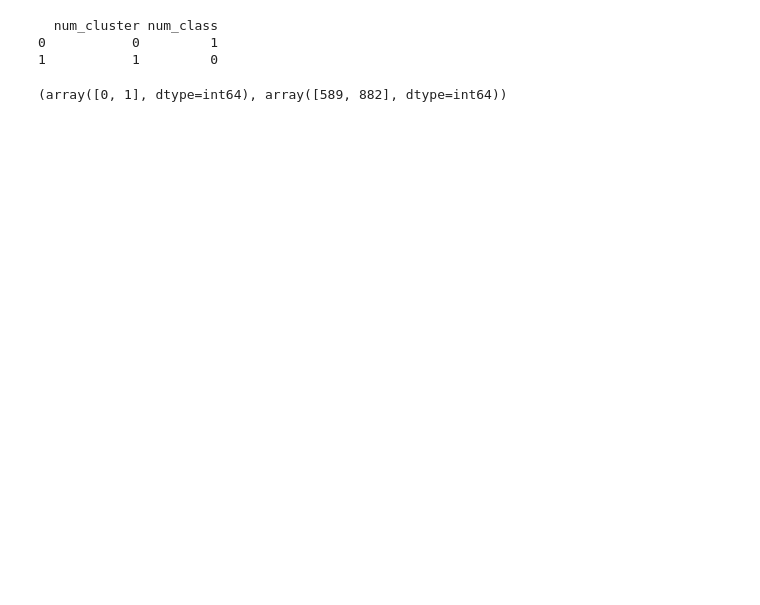
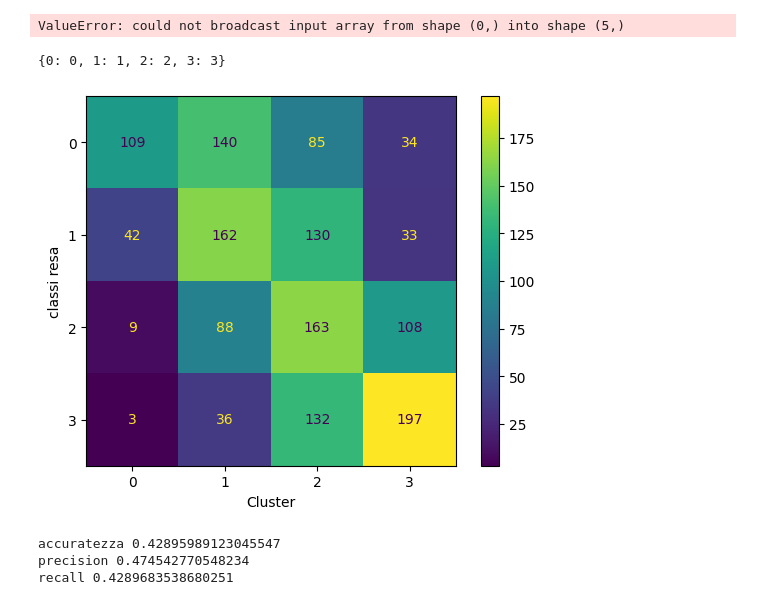
Before and after one commit to Simone-Scalella/BigDataProject, a Jupyter notebook: single_window.ipynb, the cells around one changed output. Saved outputs shown, nothing was run; the diff lists cells and outputs as text; code cells hidden in the pictures; blank space fills up the shorter version.

```diff
--- a/single_window.ipynb
+++ b/single_window.ipynb
@@ -147,10 +141,39 @@ for i in range(len(np.unique(kmeans_total3[6,0]))):
+# %%
+cluster_class_mapping_test = {}
+matrice_elementi = np.ndarray((len(np.unique(kmeans_total3[6,0])),num_classi))
+
+for kmean in range(0,len(np.unique(kmeans_total3[6,0]))):
+
+    cluster_classes = label[kmeans_total3[6,0] == kmean]
+    unique_classes, class_counts = np.unique(cluster_classes, return_counts=True)
+
+    matrice_elementi[kmean,:] = class_counts
+
+cluster_class_mapping_test = best_cluster(matrice_elementi,kmeans_total3[6,0])
+# %% [output]
+ValueError: could not broadcast input array from shape (0,) into shape (5,)
 # %%
-print(difference_test)
+print(cluster_class_mapping_test)
 # %% [output]
-  num_cluster num_class
-0           0         1
-1           1         0
+{0: 0, 1: 1, 2: 2, 3: 3}
-# %%
-print(np.unique(kmeans_total3[6,0],return_counts=True))
-# %% [output]
-(array([0, 1], dtype=int64), array([589, 882], dtype=int64))
+# %%
+ConfusionMatrixDisplay.from_predictions(label,kmeans_total3[6,0])
+
+removeTexts(xlim=3)
+plt.xlabel('Cluster')
+plt.ylabel('classi resa')
+plt.show()
+# %% [output]
+[figure, added]
+# %%
+accuracy = str(accuracy_score(label,kmeans_total3[6,0]))
+precision = str(precision_score(label,kmeans_total3[6,0],average= 'macro'))
+recall = str(recall_score(label,kmeans_total3[6,0],average= 'macro'))
+
+print("accuratezza " + accuracy)
+print("precision " + precision)
+print("recall " + recall)
+# %% [output]
+accuratezza 0.42895989123045547
+precision 0.474542770548234
+recall 0.4289683538680251
```
Also changed, not shown: parts of 7 cells of this notebook.
